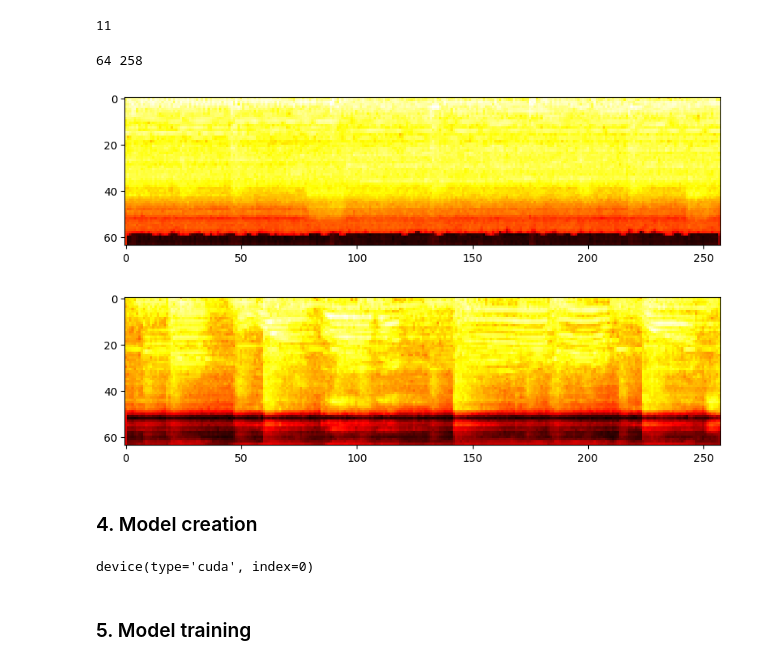
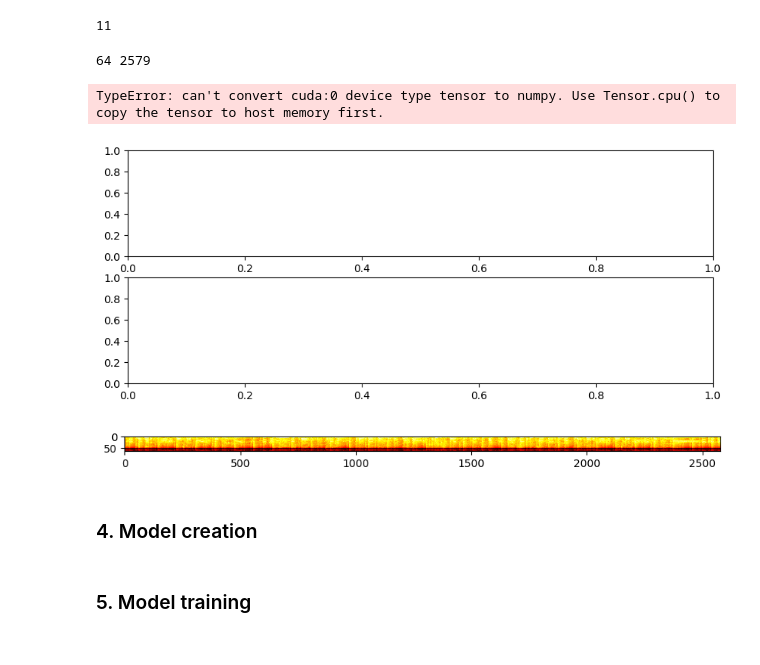
Before and after one commit to MSE-PI/MLodImage, a Jupyter notebook: code/notebooks/style_detector/cnn_mel_spectogram.ipynb, the cells around one changed output. Saved outputs shown, nothing was run; the diff lists cells and outputs as text; code cells hidden in the pictures.

```diff
--- a/code/notebooks/style_detector/cnn_mel_spectogram.ipynb
+++ b/code/notebooks/style_detector/cnn_mel_spectogram.ipynb
@@ -153,9 +160,9 @@ print(id_to_label)
 # %% [output]
 {1: 'Classical', 4: 'Electronic', 5: 'Hip-Hop', 8: 'Pop', 10: 'Rock', 6: 'Jazz', 9: 'Reggae', 3: 'Disco', 0: 'Blues', 2: 'Country', 7: 'Metal'}
 # %%
-AUDIO_DURATION = 3000 # equals 30 seconds
+AUDIO_DURATION = 30000 # equals 30 seconds
 SAMPLE_RATE = 44100
-N_CHANNELS = 1
+N_CHANNELS = 2
 BATCH_SIZE = 32
 NB_CLASSES = fma_df['genre_id'].nunique()
 print(NB_CLASSES)
@@ -208,31 +215,39 @@ class GenreDataset(Dataset):
 # %%
 full_dataset = GenreDataset(fma_df, os.path.join(FMA_DIR, 'fma_reduced'))
 
 # random split
 nb_samples = len(full_dataset)
 nb_train_samples = int(nb_samples * 0.8)
 nb_val_samples = nb_samples - nb_train_samples
 train_dataset, val_dataset = random_split(full_dataset, [nb_train_samples, nb_val_samples])
 
 # create the data loaders
-train_loader = DataLoader(train_dataset, batch_size=BATCH_SIZE, shuffle=True, pin_memory=True)
-val_loader = DataLoader(val_dataset, batch_size=BATCH_SIZE, shuffle=False, pin_memory=True)
+train_loader = DataLoader(train_dataset, batch_size=BATCH_SIZE, shuffle=True, num_workers=10)
+val_loader = DataLoader(val_dataset, batch_size=BATCH_SIZE, shuffle=False,  num_workers=10)
 
 # get first batch
 batch = next(iter(train_loader))
 
 mel_spectrogram = batch[0][0]
 # print shape of the mel spectrogram
 INPUT_HEIGHT = mel_spectrogram.shape[1]
 INPUT_WIDTH = mel_spectrogram.shape[2]
 print(INPUT_HEIGHT, INPUT_WIDTH)
-# plot the two channels as image
-plt.figure(figsize=(10, 4))
-plt.imshow(mel_spectrogram[0].numpy(), cmap='hot', interpolation='nearest')
+# plot the spectrograms according to nb of channels
+fig, axs = plt.subplots(N_CHANNELS, 1, figsize=(10, 4))
+for c in range(N_CHANNELS):
+    axs[c].imshow(mel_spectrogram[c,:,:].numpy(), cmap='hot')
+    axs[c].set_title('Channel {}'.format(c+1))
+    axs[c].set_xlabel('Time')
+    axs[c].set_ylabel('Mel filterbank')
+fig.suptitle('Mel spectrogram for the 2 channels')
 plt.show()
+
+print("Inputs shape: {}".format(mel_spectrogram.shape))
 # %% [output]
-64 258
+64 2579
+TypeError: can't convert cuda:0 device type tensor to numpy. Use Tensor.cpu() to copy the tensor to host memory first.
-[figure, old version]
+[figure, new version]
 # %%
 gtzan_dataset = GenreDataset(gtzan_df, os.path.join(GTZAN_DIR, 'genres_original_all'))
 
@@ -246,6 +261,6 @@ plt.figure(figsize=(10, 4))
 plt.imshow(mel_spectrogram[0].numpy(), cmap='hot', interpolation='nearest')
 plt.show()
 # %% [output]
-[figure, old version]
+[figure, new version]
 # %% [markdown]
 ### 4. Model creation
@@ -275,9 +266,0 @@ class AudioCNN(nn.Module):
-# %%
-# Create the model and put it on the GPU if available
-model = AudioCNN()
-device = torch.device("cuda" if torch.cuda.is_available() else "cpu")
-model = model.to(device)
-# Check that it is on Cuda
-next(model.parameters()).device
-# %% [output]
-device(type='cuda', index=0)
```
Also changed, not shown: parts of 19 cells of this notebook, 17 other files.
